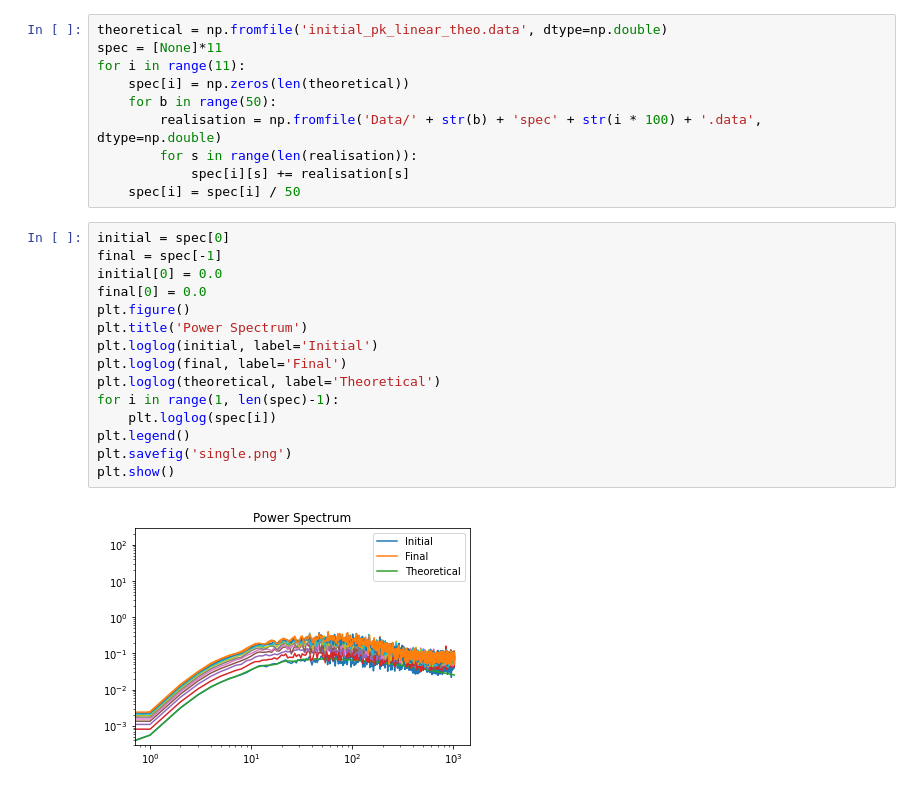
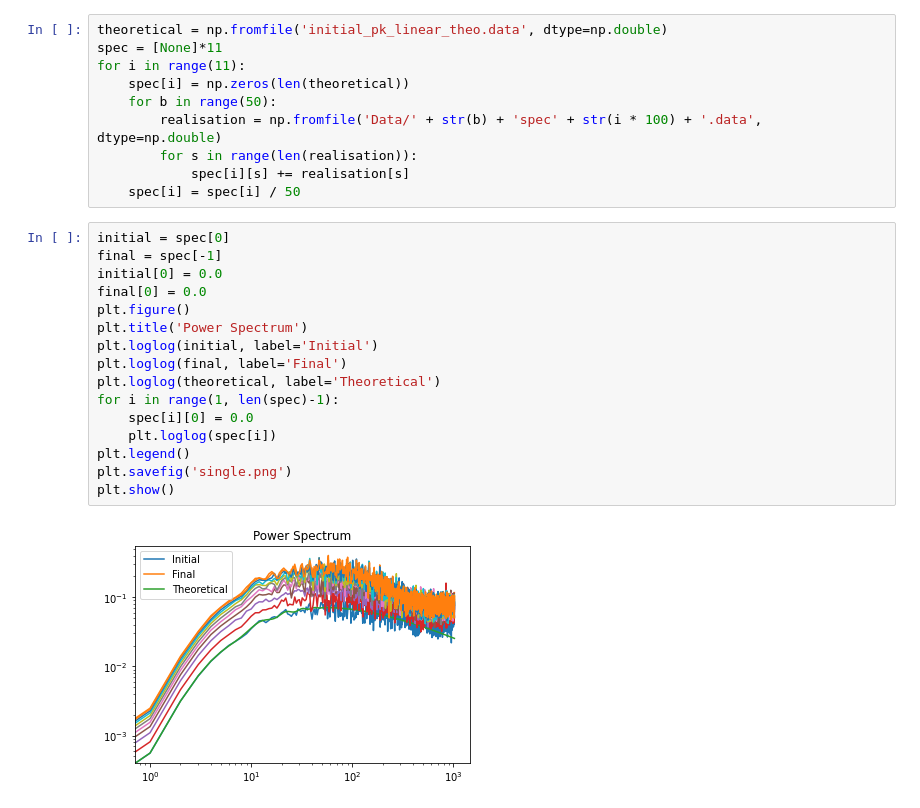
Before and after one commit to carle13/NumericalMethods2, a Jupyter notebook: SessionFinalParallel/graphs.ipynb, the cells around one changed output. Drawn from its saved outputs; the diff is of its cells as text.

Commit message:
graph

```diff
--- a/SessionFinalParallel/graphs.ipynb
+++ b/SessionFinalParallel/graphs.ipynb
@@ -14,17 +14,18 @@ for i in range(11):
 # %%
 initial = spec[0]
 final = spec[-1]
 initial[0] = 0.0
 final[0] = 0.0
 plt.figure()
 plt.title('Power Spectrum')
 plt.loglog(initial, label='Initial')
 plt.loglog(final, label='Final')
 plt.loglog(theoretical, label='Theoretical')
 for i in range(1, len(spec)-1):
+	spec[i][0] = 0.0
 	plt.loglog(spec[i])
 plt.legend()
 plt.savefig('single.png')
 plt.show()
 # %% [output]
-[figure, old version]
+[figure, new version]
```
Also changed, not shown: 1 other file.
